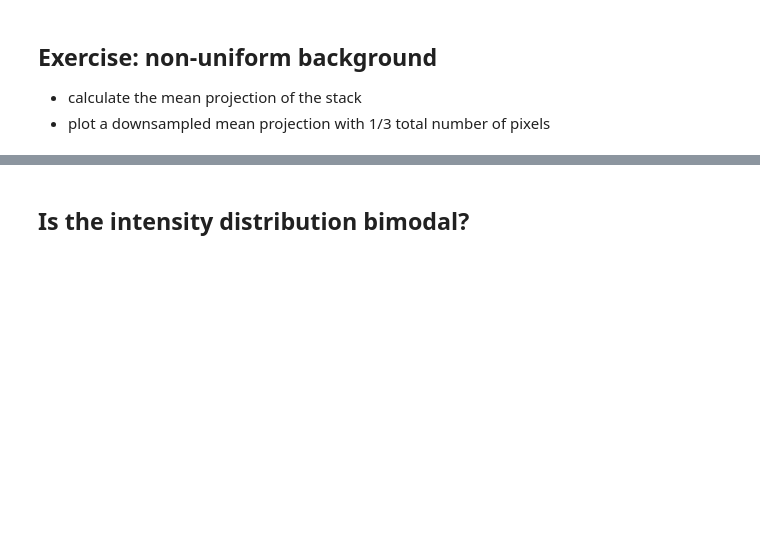
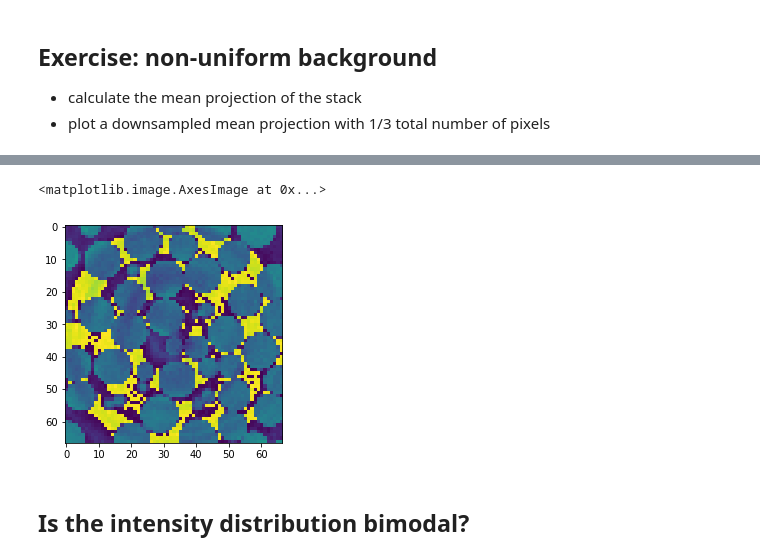
Before and after one commit to CameraIA/dipmicroct, a Jupyter notebook: partII/01_analyze3D.ipynb, the cells around one changed output, grey strips where cells are left out. Cells and saved outputs as stored; diff of their text form; code cells hidden in the pictures; blank space fills up the shorter version.

```diff
--- a/partII/01_analyze3D.ipynb
+++ b/partII/01_analyze3D.ipynb
@@ -92,3 +98,10 @@ def slicing(b,lut='viridis'):
+# %%
+# %load solutions/ex02.py
+#create a downsampled mean projection with 1/3 total number of pixels
+plt.imshow(IM_MEAN[::3,::3],vmin=0,vmax=255)
+# %% [output]
+<matplotlib.image.AxesImage at 0x...>
+[figure, added]
 # %% [markdown]
 ## Is the intensity distribution bimodal?
 # %%
```
Also changed, not shown: parts of 27 cells of this notebook, 3 other files.
